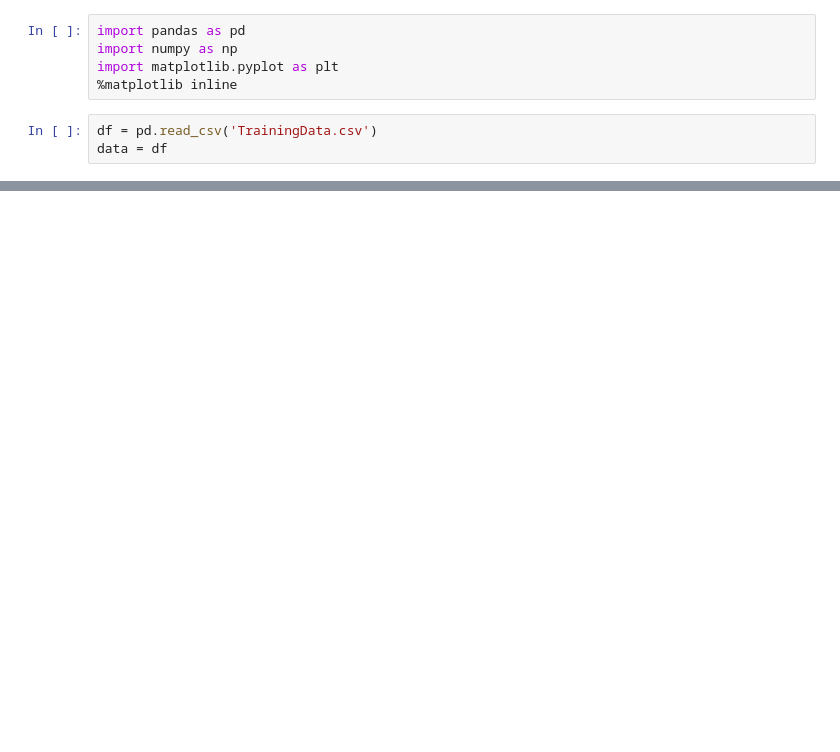
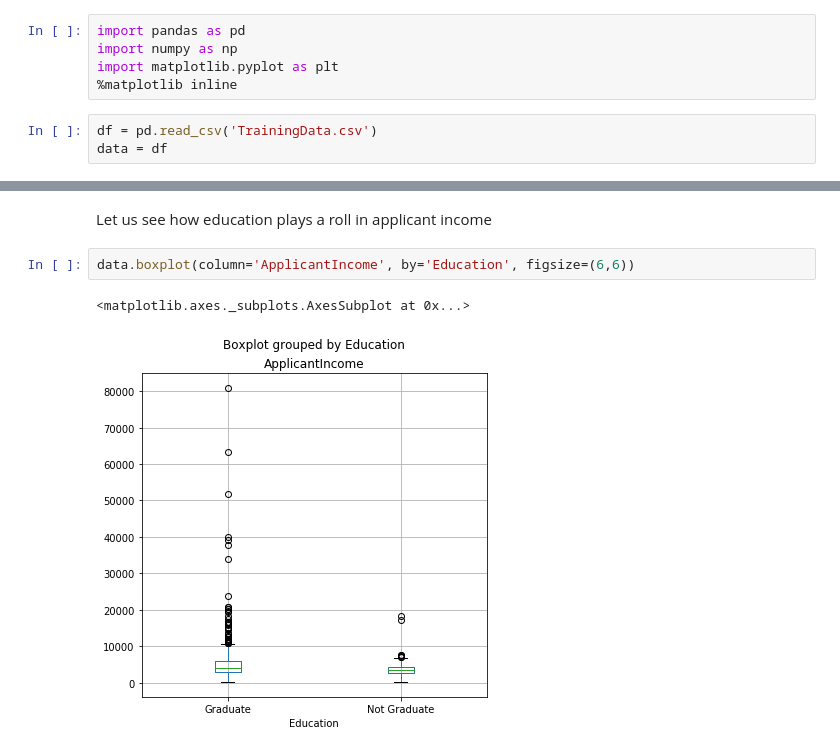
Before and after one commit to AmitRanganathan/Data-analysis-graphing, a Jupyter notebook: Loan Prediction/LoanPrediction.ipynb, the cells around one changed output, grey strips where cells are left out. Cells and saved outputs as stored; diff of their text form; blank space fills up the shorter version.

```diff
--- a/Loan Prediction/LoanPrediction.ipynb
+++ b/Loan Prediction/LoanPrediction.ipynb
@@ -34,0 +87,7 @@ data.describe()
+# %% [markdown]
+Let us see how education plays a roll in applicant income
+# %%
+data.boxplot(column='ApplicantIncome', by='Education', figsize=(6,6))
+# %% [output]
+<matplotlib.axes._subplots.AxesSubplot at 0x...>
+[figure, added]
```
Also changed, not shown: parts of 14 cells of this notebook.
